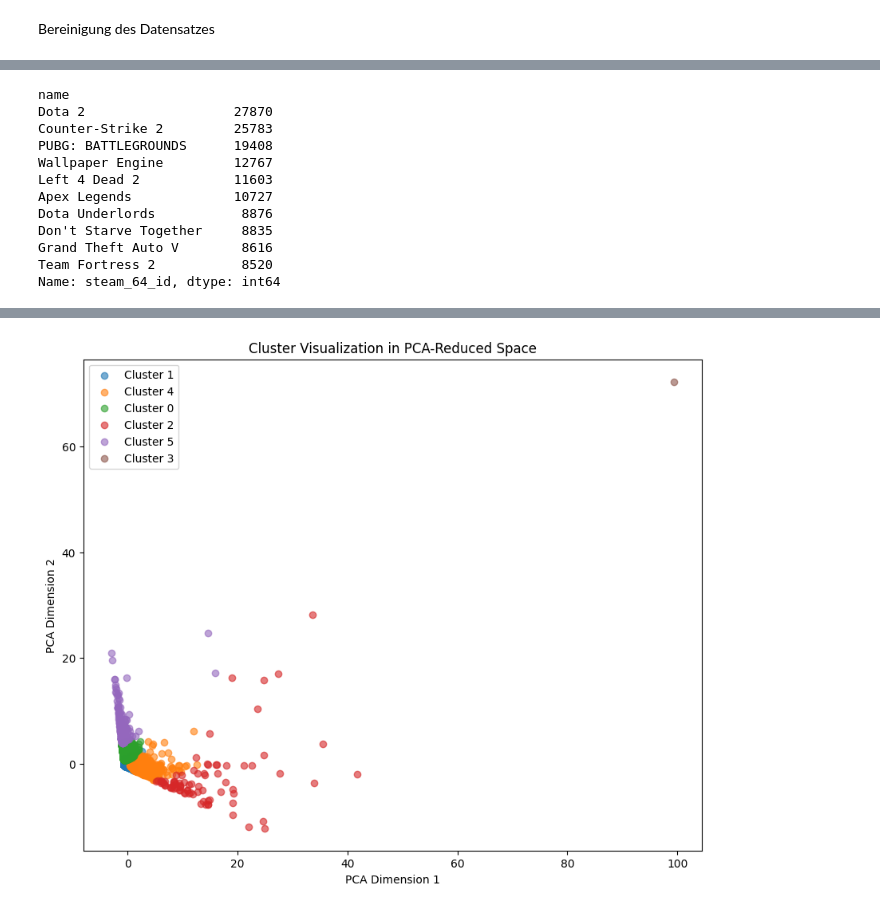
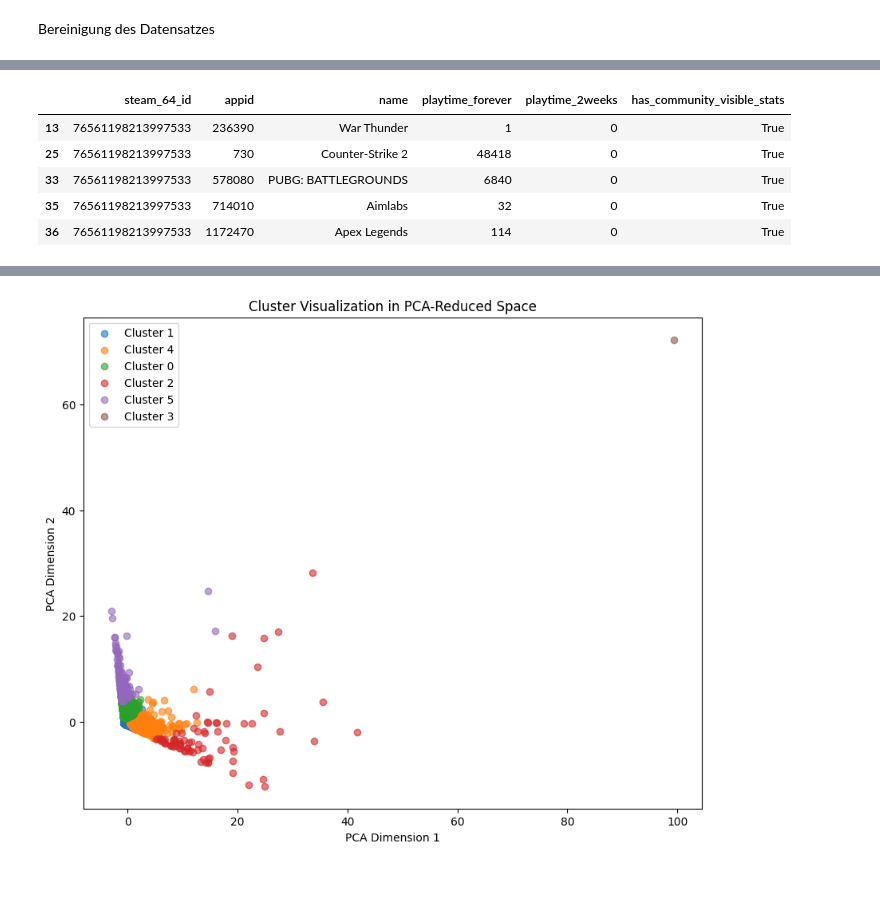
Before and after one commit to PaulUrs99/WebMining_final, a Jupyter notebook: Lucian/owned_games_analysis.ipynb, the cells around one changed output, grey strips where cells are left out. Cells and saved outputs as stored; diff of their text form; code cells hidden in the pictures; blank space fills up the shorter version.

```diff
--- a/Lucian/owned_games_analysis.ipynb
+++ b/Lucian/owned_games_analysis.ipynb
@@ -143,20 +183,12 @@ player_count_20_percent
-# %%
-unique_players_per_game = filtered_data.groupby('name')['steam_64_id'].nunique()
-unique_players_per_game = unique_players_per_game.sort_values(ascending=False)
-unique_players_per_game.head(10)
-# %% [output]
-name
-Dota 2                   27870
-Counter-Strike 2         25783
-PUBG: BATTLEGROUNDS      19408
-Wallpaper Engine         12767
-Left 4 Dead 2            11603
-Apex Legends             10727
-Dota Underlords           8876
-Don't Starve Together     8835
-Grand Theft Auto V        8616
-Team Fortress 2           8520
-Name: steam_64_id, dtype: int64
+# %%
+df.head()
+# %% [output]
+|  | steam_64_id | appid | name | playtime_forever | playtime_2weeks | has_community_visible_stats |
+| 13 | 76561198213997533 | 236390 | War Thunder | 1 | 0 | True |
+| 25 | 76561198213997533 | 730 | Counter-Strike 2 | 48418 | 0 | True |
+| 33 | 76561198213997533 | 578080 | PUBG: BATTLEGROUNDS | 6840 | 0 | True |
+| 35 | 76561198213997533 | 714010 | Aimlabs | 32 | 0 | True |
+| 36 | 76561198213997533 | 1172470 | Apex Legends | 114 | 0 | True |
 # %%
 most_played_by_time = filtered_data.groupby('name')['playtime_forever'].sum().sort_values(ascending=False)
 most_played_by_time.head(10)
```
Also changed, not shown: parts of 20 cells of this notebook, 2 other files.
